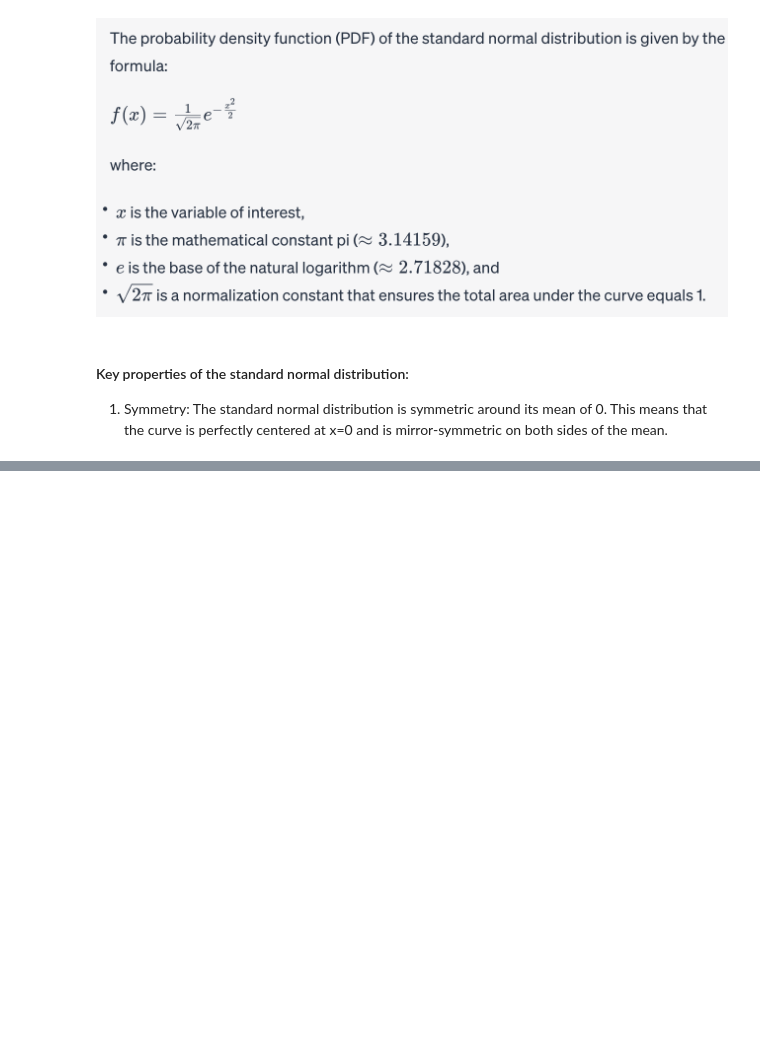
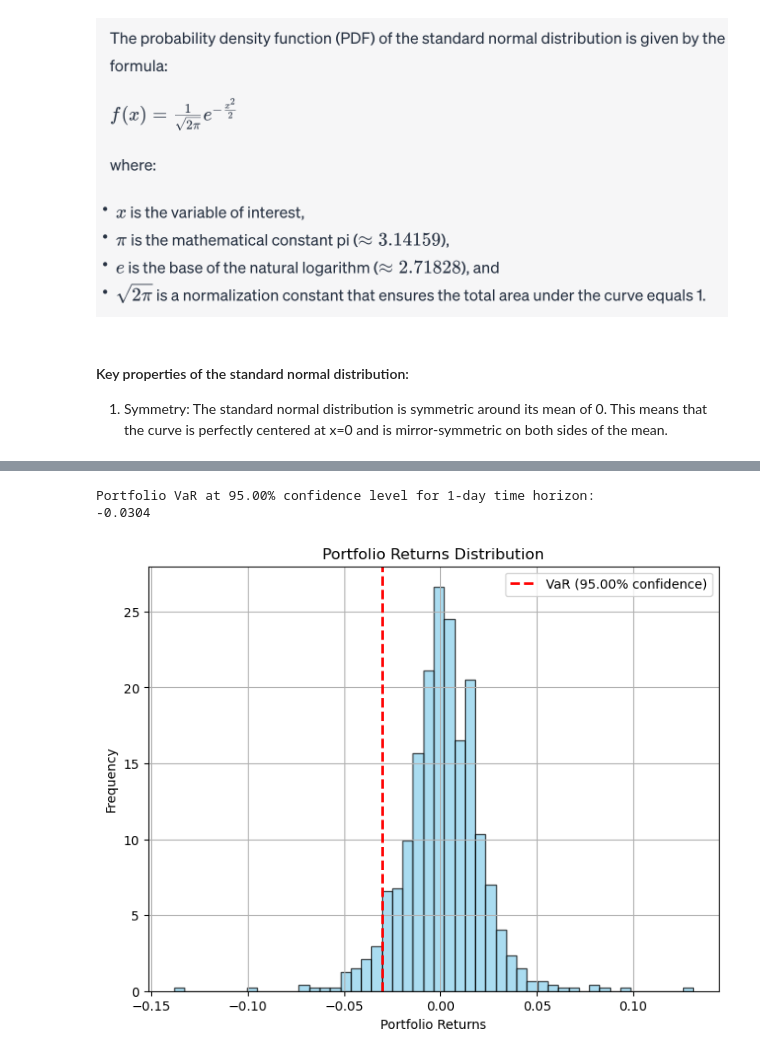
Before and after one commit to AnalyticalHarry/AdvanceStatistics, a Jupyter notebook: CHAPTER 3 - STANDARD SCORES.ipynb, the cells around one changed output, grey strips where cells are left out. Cells and saved outputs as stored; diff of their text form; code cells hidden in the pictures; blank space fills up the shorter version.

```diff
--- a/CHAPTER 3 - STANDARD SCORES.ipynb
+++ b/CHAPTER 3 - STANDARD SCORES.ipynb
@@ -163,0 +383,6 @@ The standard normal distribution, also known as the Z-distribution or Gaussian d
+# %%
+data = yf.download(ticker_symbols, start='2020-01-01', end='2023-07-01')['Adj Close']
+returns = data.pct_change().dropna()
+
+# Combine returns for the two assets into a single portfolio
+portfolio_returns = returns.dot(np.array([0.5, 0.5]))
@@ -163,0 +421,25 @@ The standard normal distribution, also known as the Z-distribution or Gaussian d
+# %%
+# Calculate portfolio VaR at 95% confidence level for a 1-day time horizon
+confidence_level = 0.95
+time_horizon_days = 1
+# %%
+# Calculate the percentile corresponding to the confidence level
+portfolio_var = np.percentile(portfolio_returns, 100 * (1 - confidence_level))
+# %%
+print(f"Portfolio VaR at {confidence_level*100:.2f}% confidence level for {time_horizon_days}-day time horizon:")
+print(f"{portfolio_var:.4f}")
+# %% [output]
+Portfolio VaR at 95.00% confidence level for 1-day time horizon:
+-0.0304
+# %%
+plt.figure(figsize=(8, 6))
+plt.hist(portfolio_returns, bins=50, density=True, alpha=0.7, color='skyblue', edgecolor='black')
+plt.axvline(portfolio_var, color='red', linestyle='--', linewidth=2, label=f'VaR ({confidence_level*100:.2f}% confidence)')
+plt.xlabel('Portfolio Returns')
+plt.ylabel('Frequency')
+plt.title('Portfolio Returns Distribution')
+plt.legend()
+plt.grid(True)
+plt.show()
+# %% [output]
+[figure, added]
```
Also changed, not shown: parts of 51 cells of this notebook.
